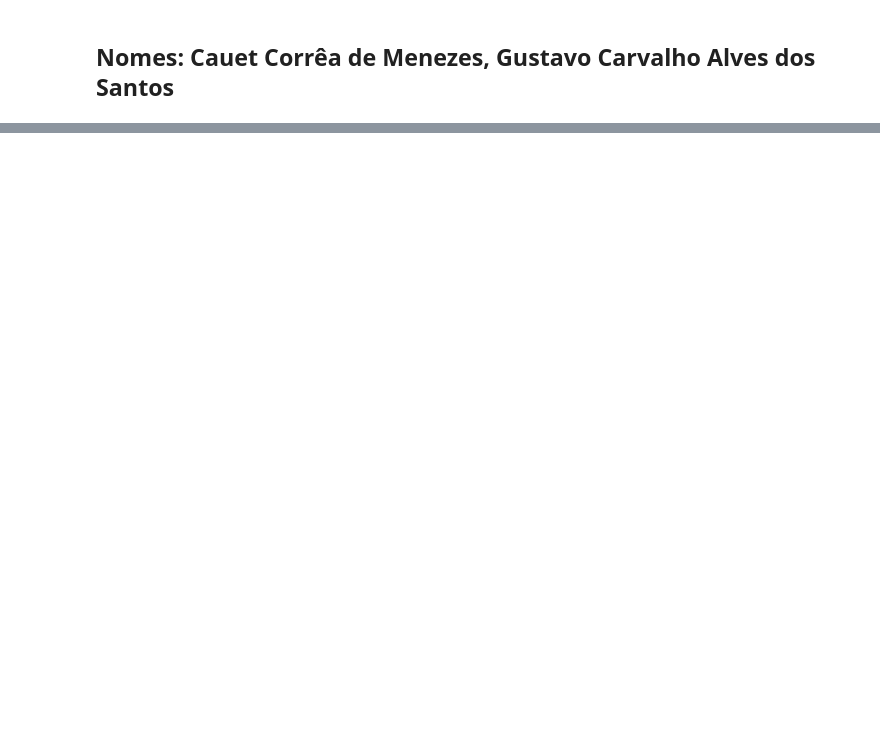
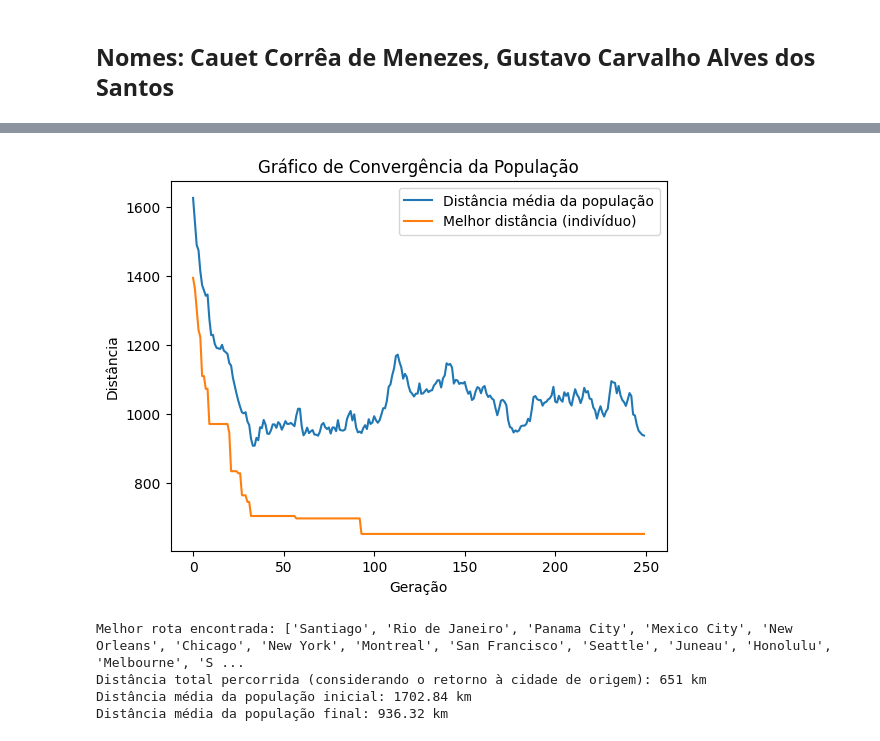
Before and after one commit to Cauet-Menezes/Algoritmo_A_estrela_IA, a Jupyter notebook: PCV_ia.ipynb, the cells around one changed output, grey strips where cells are left out. Saved outputs shown, nothing was run; the diff lists cells and outputs as text; code cells hidden in the pictures; blank space fills up the shorter version.

```diff
--- a/PCV_ia.ipynb
+++ b/PCV_ia.ipynb
@@ -138,0 +147,21 @@ Melhor distância encontrada: 725
+# %%
+# Carregar cidades e distâncias dos arquivos
+nome_cidades2 = carregar_cidades('uk12_name.txt')
+matriz_distancias2 = carregar_distancias('uk12_dist.txt')
+
+# Executar o algoritmo genético
+melhor_rota, melhor_distancia, dist_media_final, dist_media_inicial = algoritmo_genetico(matriz_distancias)
+
+# Exibir a melhor rota e distância
+nome_melhor_rota = [nome_cidades[i] for i in melhor_rota]
+
+print("Melhor rota encontrada:", nome_melhor_rota)
+print(f"Distância total percorrida (considerando o retorno à cidade de origem): {melhor_distancia} km")
+print(f"Distância média da população inicial: {dist_media_inicial:.2f} km")
+print(f"Distância média da população final: {dist_media_final:.2f} km")
+# %% [output]
+[figure, added]
+Melhor rota encontrada: ['Santiago', 'Rio de Janeiro', 'Panama City', 'Mexico City', 'New Orleans', 'Chicago', 'New York', 'Montreal', 'San Francisco', 'Seattle', 'Juneau', 'Honolulu', 'Melbourne', 'S ...
+Distância total percorrida (considerando o retorno à cidade de origem): 651 km
+Distância média da população inicial: 1702.84 km
+Distância média da população final: 936.32 km
```
Also changed, not shown: parts of 2 cells of this notebook.
